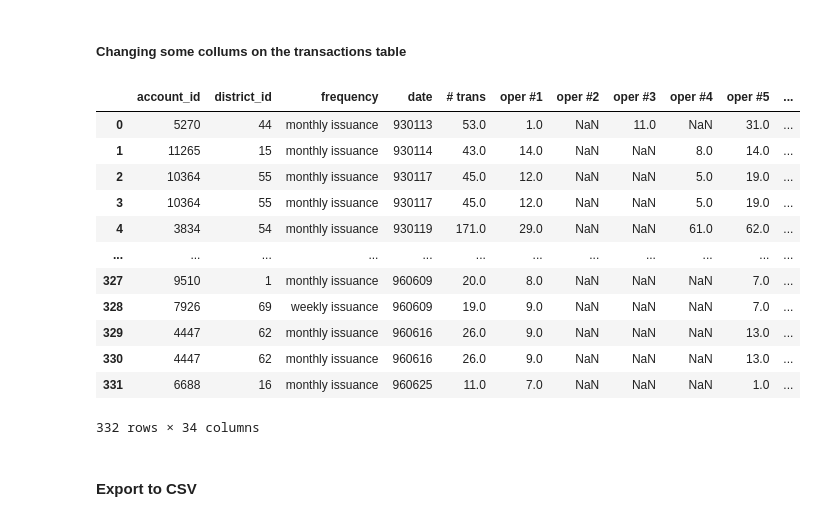
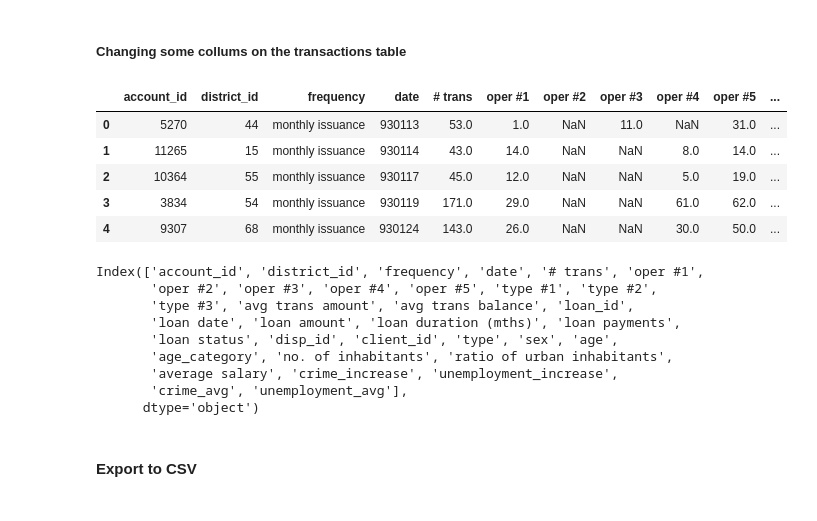
Before and after one commit to pipe-01/AC, a Jupyter notebook: data_preparation.ipynb, the cells around one changed output. Saved outputs shown, nothing was run; the diff lists cells and outputs as text; code cells hidden in the pictures.

Commit message:
data preparation STILL in progress

```diff
--- a/data_preparation.ipynb
+++ b/data_preparation.ipynb
@@ -57,18 +57,12 @@ all_data_df = pd.merge(all_data_df, pd.DataFrame(trans.groupby('account_id').amo
 all_data_df = pd.merge(all_data_df, pd.DataFrame(trans.groupby('account_id').balance.mean().round(2)).rename(columns={'balance':'avg trans balance'}), right_index=True, left_on='account_id', how="outer")
 # %%
 all_data_df = pd.merge(all_data_df, loan.rename(columns={'date': 'loan date', 'amount': 'loan amount', 'duration': 'loan duration (mths)', 'payments': 'loan payments', 'status': 'loan status'}))
-all_data_df.merge(cli_demo_acc)
+all_data_df = all_data_df.merge(loan)
+all_data_df.head()
 # %% [output]
 |  | account_id | district_id | frequency | date | # trans | oper #1 | oper #2 | oper #3 | oper #4 | oper #5 | ... |
 | 0 | 5270 | 44 | monthly issuance | 930113 | 53.0 | 1.0 | NaN | 11.0 | NaN | 31.0 | ... |
 | 1 | 11265 | 15 | monthly issuance | 930114 | 43.0 | 14.0 | NaN | NaN | 8.0 | 14.0 | ... |
 | 2 | 10364 | 55 | monthly issuance | 930117 | 45.0 | 12.0 | NaN | NaN | 5.0 | 19.0 | ... |
-| 3 | 10364 | 55 | monthly issuance | 930117 | 45.0 | 12.0 | NaN | NaN | 5.0 | 19.0 | ... |
-| 4 | 3834 | 54 | monthly issuance | 930119 | 171.0 | 29.0 | NaN | NaN | 61.0 | 62.0 | ... |
-| ... | ... | ... | ... | ... | ... | ... | ... | ... | ... | ... | ... |
-| 327 | 9510 | 1 | monthly issuance | 960609 | 20.0 | 8.0 | NaN | NaN | NaN | 7.0 | ... |
-| 328 | 7926 | 69 | weekly issuance | 960609 | 19.0 | 9.0 | NaN | NaN | NaN | 7.0 | ... |
-| 329 | 4447 | 62 | monthly issuance | 960616 | 26.0 | 9.0 | NaN | NaN | NaN | 13.0 | ... |
-| 330 | 4447 | 62 | monthly issuance | 960616 | 26.0 | 9.0 | NaN | NaN | NaN | 13.0 | ... |
-| 331 | 6688 | 16 | monthly issuance | 960625 | 11.0 | 7.0 | NaN | NaN | NaN | 1.0 | ... |
+| 3 | 3834 | 54 | monthly issuance | 930119 | 171.0 | 29.0 | NaN | NaN | 61.0 | 62.0 | ... |
+| 4 | 9307 | 68 | monthly issuance | 930124 | 143.0 | 26.0 | NaN | NaN | 30.0 | 50.0 | ... |
-332 rows × 34 columns
@@ -75,3 +71,15 @@ all_data_df.merge(cli_demo_acc)
+# %%
+all_data_df.columns
+# %% [output]
+Index(['account_id', 'district_id', 'frequency', 'date', '# trans', 'oper #1',
+       'oper #2', 'oper #3', 'oper #4', 'oper #5', 'type #1', 'type #2',
+       'type #3', 'avg trans amount', 'avg trans balance', 'loan_id',
+       'loan date', 'loan amount', 'loan duration (mths)', 'loan payments',
+       'loan status', 'disp_id', 'client_id', 'type', 'sex', 'age',
+       'age_category', 'no. of inhabitants', 'ratio of urban inhabitants',
+       'average salary', 'crime_increase', 'unemployment_increase',
+       'crime_avg', 'unemployment_avg'],
+      dtype='object')
 # %% [markdown]
 #### Export to CSV
 # %%
```
Also changed, not shown: parts of 28 cells of this notebook.
